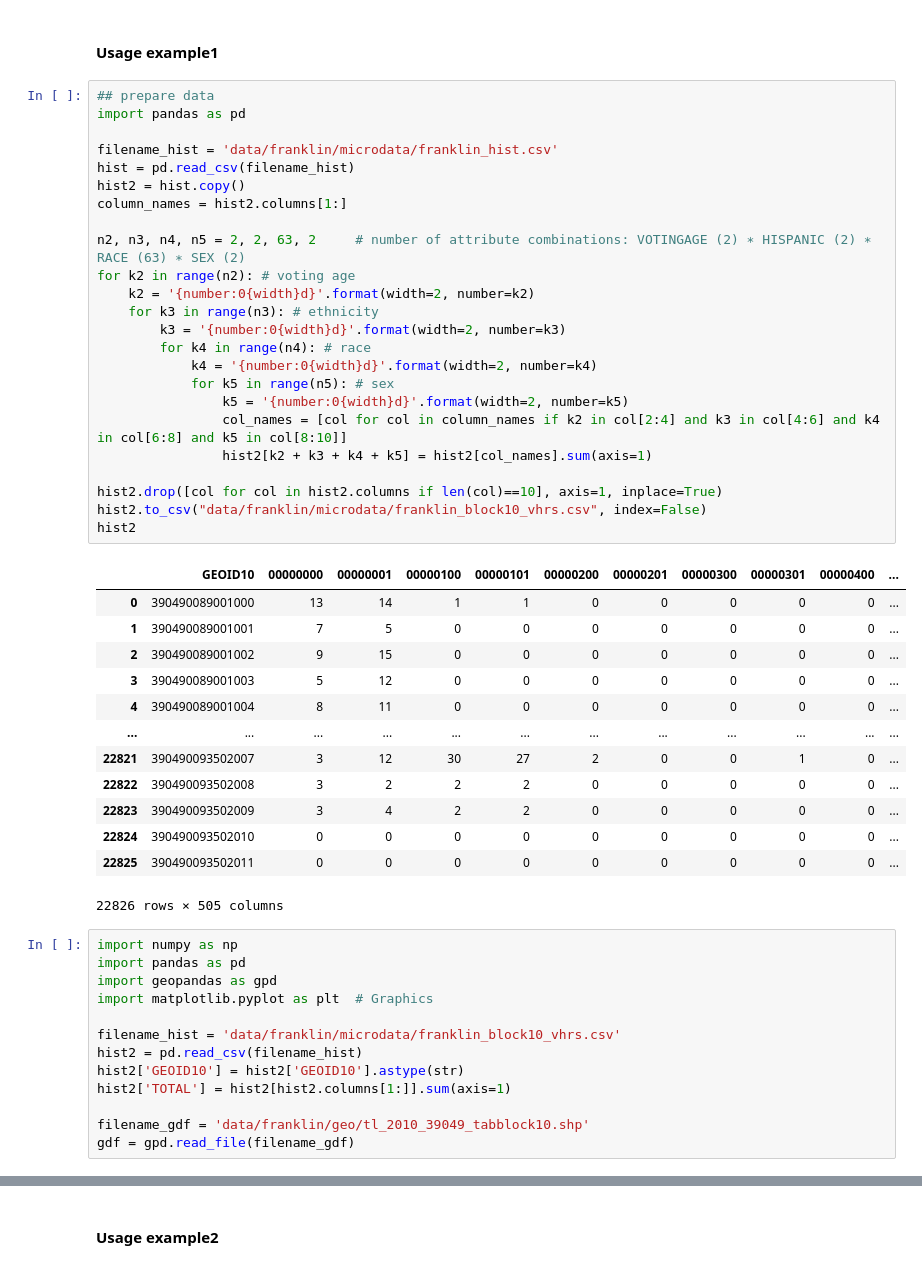
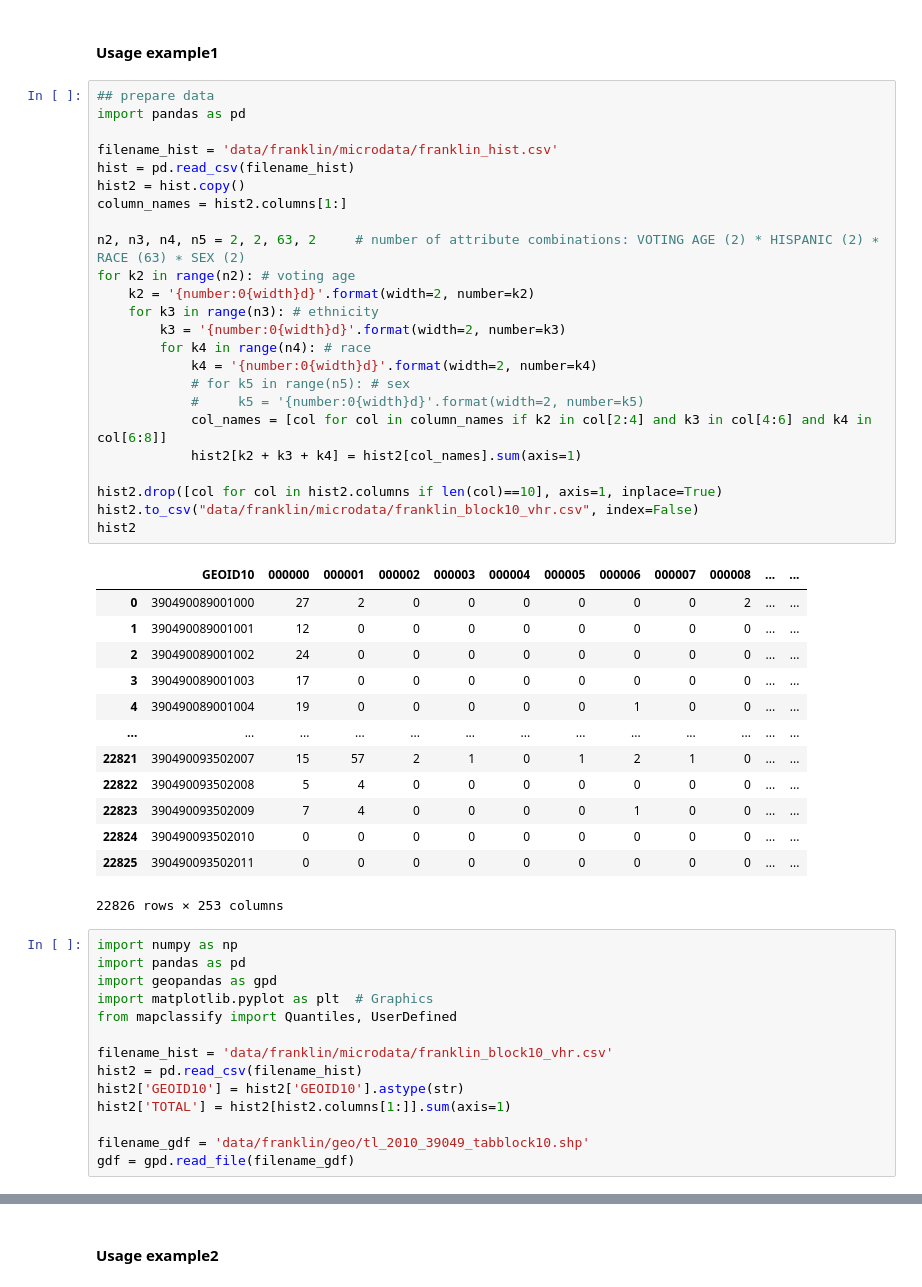
Before and after one commit to linyuehzzz/synthetic-populations, a Jupyter notebook: franklin_microdata.ipynb, the cells around one changed output, grey strips where cells are left out. Cells and saved outputs as stored; diff of their text form.

```diff
--- a/franklin_microdata.ipynb
+++ b/franklin_microdata.ipynb
@@ -892,48 +716,49 @@ ax.get_figure().savefig('figs/pums-franklin.svg')
 # %%
 ## prepare data
 import pandas as pd
 
 filename_hist = 'data/franklin/microdata/franklin_hist.csv'
 hist = pd.read_csv(filename_hist)
 hist2 = hist.copy()
 column_names = hist2.columns[1:]
 
-n2, n3, n4, n5 = 2, 2, 63, 2     # number of attribute combinations: VOTINGAGE (2) ∗ HISPANIC (2) ∗ RACE (63) ∗ SEX (2)
+n2, n3, n4, n5 = 2, 2, 63, 2     # number of attribute combinations: VOTING AGE (2) * HISPANIC (2) ∗ RACE (63) ∗ SEX (2)
 for k2 in range(n2): # voting age
     k2 = '{number:0{width}d}'.format(width=2, number=k2)
     for k3 in range(n3): # ethnicity
         k3 = '{number:0{width}d}'.format(width=2, number=k3)
         for k4 in range(n4): # race
             k4 = '{number:0{width}d}'.format(width=2, number=k4)
-            for k5 in range(n5): # sex
-                k5 = '{number:0{width}d}'.format(width=2, number=k5)
-                col_names = [col for col in column_names if k2 in col[2:4] and k3 in col[4:6] and k4 in col[6:8] and k5 in col[8:10]]
-                hist2[k2 + k3 + k4 + k5] = hist2[col_names].sum(axis=1)
+            # for k5 in range(n5): # sex
+            #     k5 = '{number:0{width}d}'.format(width=2, number=k5)
+            col_names = [col for col in column_names if k2 in col[2:4] and k3 in col[4:6] and k4 in col[6:8]]
+            hist2[k2 + k3 + k4] = hist2[col_names].sum(axis=1)
 
 hist2.drop([col for col in hist2.columns if len(col)==10], axis=1, inplace=True)
-hist2.to_csv("data/franklin/microdata/franklin_block10_vhrs.csv", index=False)
+hist2.to_csv("data/franklin/microdata/franklin_block10_vhr.csv", index=False)
 hist2
 # %% [output]
-|  | GEOID10 | 00000000 | 00000001 | 00000100 | 00000101 | 00000200 | 00000201 | 00000300 | 00000301 | 00000400 | ... |
-| 0 | 390490089001000 | 13 | 14 | 1 | 1 | 0 | 0 | 0 | 0 | 0 | ... |
-| 1 | 390490089001001 | 7 | 5 | 0 | 0 | 0 | 0 | 0 | 0 | 0 | ... |
-| 2 | 390490089001002 | 9 | 15 | 0 | 0 | 0 | 0 | 0 | 0 | 0 | ... |
-| 3 | 390490089001003 | 5 | 12 | 0 | 0 | 0 | 0 | 0 | 0 | 0 | ... |
-| 4 | 390490089001004 | 8 | 11 | 0 | 0 | 0 | 0 | 0 | 0 | 0 | ... |
-| ... | ... | ... | ... | ... | ... | ... | ... | ... | ... | ... | ... |
-| 22821 | 390490093502007 | 3 | 12 | 30 | 27 | 2 | 0 | 0 | 1 | 0 | ... |
-| 22822 | 390490093502008 | 3 | 2 | 2 | 2 | 0 | 0 | 0 | 0 | 0 | ... |
-| 22823 | 390490093502009 | 3 | 4 | 2 | 2 | 0 | 0 | 0 | 0 | 0 | ... |
-| 22824 | 390490093502010 | 0 | 0 | 0 | 0 | 0 | 0 | 0 | 0 | 0 | ... |
-| 22825 | 390490093502011 | 0 | 0 | 0 | 0 | 0 | 0 | 0 | 0 | 0 | ... |
+|  | GEOID10 | 000000 | 000001 | 000002 | 000003 | 000004 | 000005 | 000006 | 000007 | 000008 | ... | ... |
+| 0 | 390490089001000 | 27 | 2 | 0 | 0 | 0 | 0 | 0 | 0 | 2 | ... | ... |
+| 1 | 390490089001001 | 12 | 0 | 0 | 0 | 0 | 0 | 0 | 0 | 0 | ... | ... |
+| 2 | 390490089001002 | 24 | 0 | 0 | 0 | 0 | 0 | 0 | 0 | 0 | ... | ... |
+| 3 | 390490089001003 | 17 | 0 | 0 | 0 | 0 | 0 | 0 | 0 | 0 | ... | ... |
+| 4 | 390490089001004 | 19 | 0 | 0 | 0 | 0 | 0 | 1 | 0 | 0 | ... | ... |
+| ... | ... | ... | ... | ... | ... | ... | ... | ... | ... | ... | ... | ... |
+| 22821 | 390490093502007 | 15 | 57 | 2 | 1 | 0 | 1 | 2 | 1 | 0 | ... | ... |
+| 22822 | 390490093502008 | 5 | 4 | 0 | 0 | 0 | 0 | 0 | 0 | 0 | ... | ... |
+| 22823 | 390490093502009 | 7 | 4 | 0 | 0 | 0 | 0 | 1 | 0 | 0 | ... | ... |
+| 22824 | 390490093502010 | 0 | 0 | 0 | 0 | 0 | 0 | 0 | 0 | 0 | ... | ... |
+| 22825 | 390490093502011 | 0 | 0 | 0 | 0 | 0 | 0 | 0 | 0 | 0 | ... | ... |
-22826 rows × 505 columns
+22826 rows × 253 columns
 # %%
 import numpy as np
 import pandas as pd
 import geopandas as gpd
 import matplotlib.pyplot as plt  # Graphics
+from mapclassify import Quantiles, UserDefined
 
-filename_hist = 'data/franklin/microdata/franklin_block10_vhrs.csv'
+filename_hist = 'data/franklin/microdata/franklin_block10_vhr.csv'
 hist2 = pd.read_csv(filename_hist)
 hist2['GEOID10'] = hist2['GEOID10'].astype(str)
 hist2['TOTAL'] = hist2[hist2.columns[1:]].sum(axis=1)
```
Also changed, not shown: parts of 36 cells of this notebook, 24 other files.
